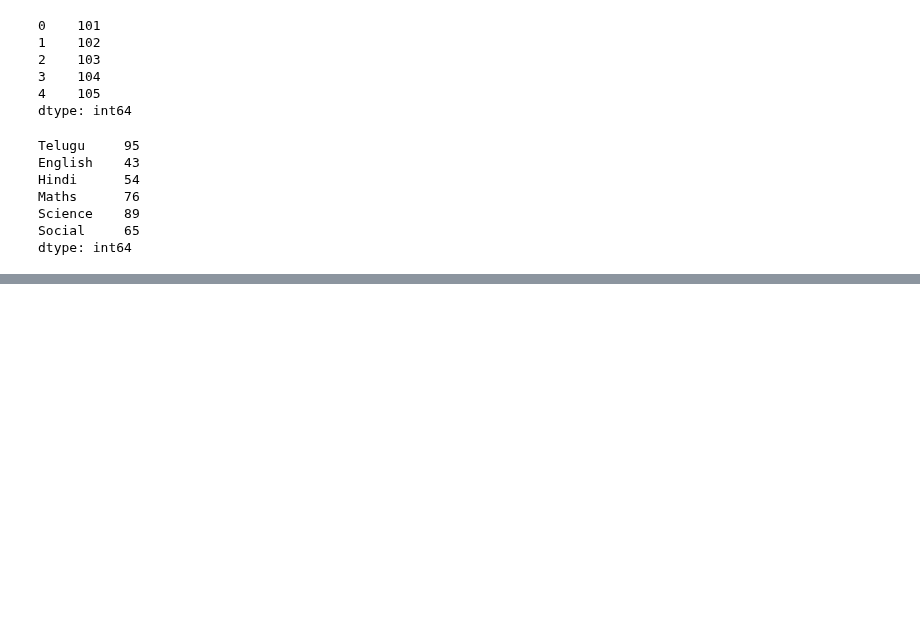
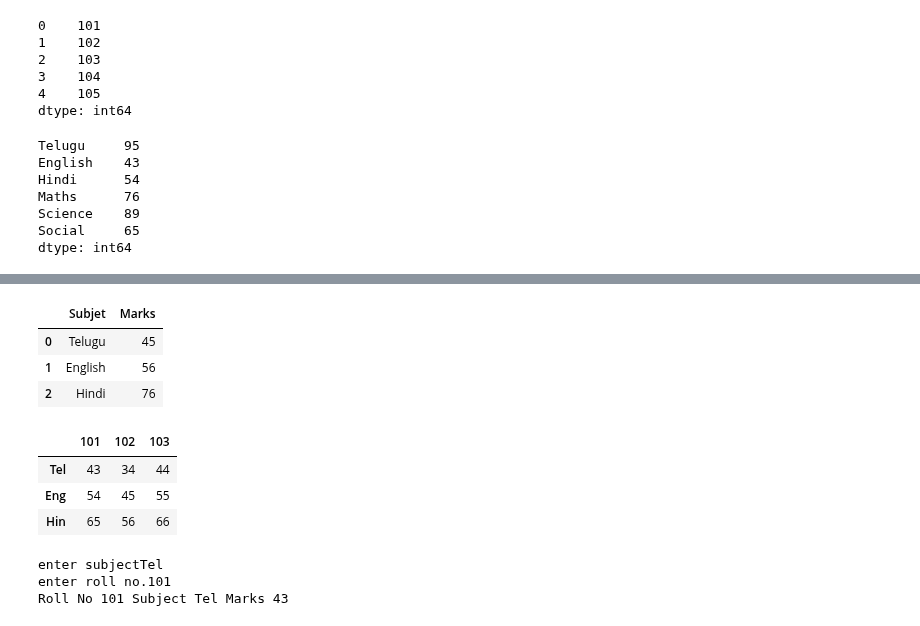
Before and after one commit to vvrgit/Python, a Jupyter notebook: Pandas_Tutorial.ipynb, the cells around one changed output, grey strips where cells are left out. Saved outputs shown, nothing was run; the diff lists cells and outputs as text; code cells hidden in the pictures; blank space fills up the shorter version.

```diff
--- a/Pandas_Tutorial.ipynb
+++ b/Pandas_Tutorial.ipynb
@@ -340,0 +377,32 @@ dtype: int64
+# %%
+import pandas as pd
+marks=[["Telugu",45],["English",56],["Hindi",76]]
+data=pd.DataFrame(marks,columns=["Subjet","Marks"])
+data
+# %% [output]
+|  | Subjet | Marks |
+| 0 | Telugu | 45 |
+| 1 | English | 56 |
+| 2 | Hindi | 76 |
+# %%
+import pandas as pd
+marks={101:pd.Series([43,54,65],index=["Tel","Eng","Hin"]),
+       102:pd.Series([34,45,56],index=["Tel","Eng","Hin"]),
+       103:pd.Series([44,55,66],index=["Tel","Eng","Hin"])}
+
+data=pd.DataFrame(marks)
+data
+# %% [output]
+|  | 101 | 102 | 103 |
+| Tel | 43 | 34 | 44 |
+| Eng | 54 | 45 | 55 |
+| Hin | 65 | 56 | 66 |
+# %%
+d=data.shape
+sub=input("enter subject")
+roll=int(input("enter roll no."))
+print("Roll No",roll,"Subject",sub,"Marks",data.loc[sub].loc[roll])
+# %% [output]
+enter subjectTel
+enter roll no.101
+Roll No 101 Subject Tel Marks 43
```
Also changed, not shown: parts of 7 cells of this notebook.
